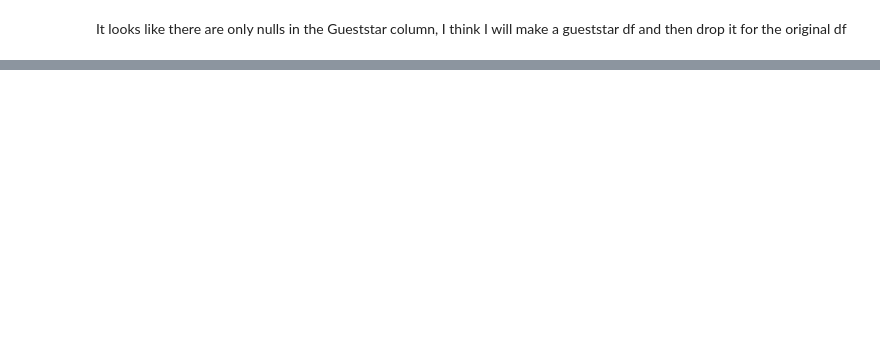
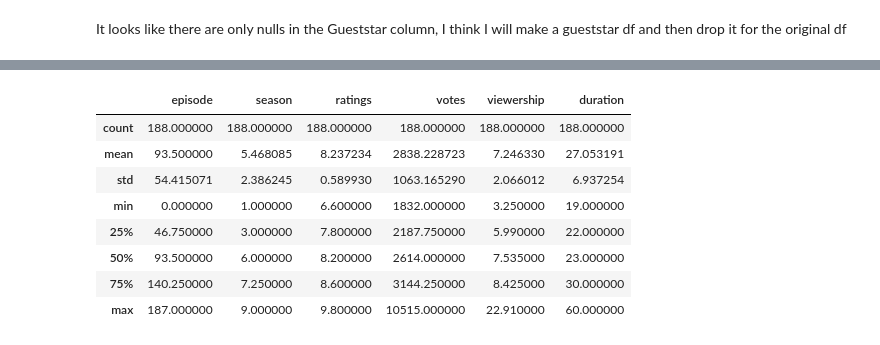
Before and after one commit to jamesallen0351/the_office, a Jupyter notebook: office_scratchpad.ipynb, the cells around one changed output, grey strips where cells are left out. Saved outputs shown, nothing was run; the diff lists cells and outputs as text; code cells hidden in the pictures; blank space fills up the shorter version.

```diff
--- a/office_scratchpad.ipynb
+++ b/office_scratchpad.ipynb
@@ -143,0 +250,12 @@ Name: 77, dtype: object
+# %%
+df.describe()
+# %% [output]
+|  | episode | season | ratings | votes | viewership | duration |
+| count | 188.000000 | 188.000000 | 188.000000 | 188.000000 | 188.000000 | 188.000000 |
+| mean | 93.500000 | 5.468085 | 8.237234 | 2838.228723 | 7.246330 | 27.053191 |
+| std | 54.415071 | 2.386245 | 0.589930 | 1063.165290 | 2.066012 | 6.937254 |
+| min | 0.000000 | 1.000000 | 6.600000 | 1832.000000 | 3.250000 | 19.000000 |
+| 25% | 46.750000 | 3.000000 | 7.800000 | 2187.750000 | 5.990000 | 22.000000 |
+| 50% | 93.500000 | 6.000000 | 8.200000 | 2614.000000 | 7.535000 | 23.000000 |
+| 75% | 140.250000 | 7.250000 | 8.600000 | 3144.250000 | 8.425000 | 30.000000 |
+| max | 187.000000 | 9.000000 | 9.800000 | 10515.000000 | 22.910000 | 60.000000 |
```
Also changed, not shown: parts of 20 cells of this notebook, 1 other file.
